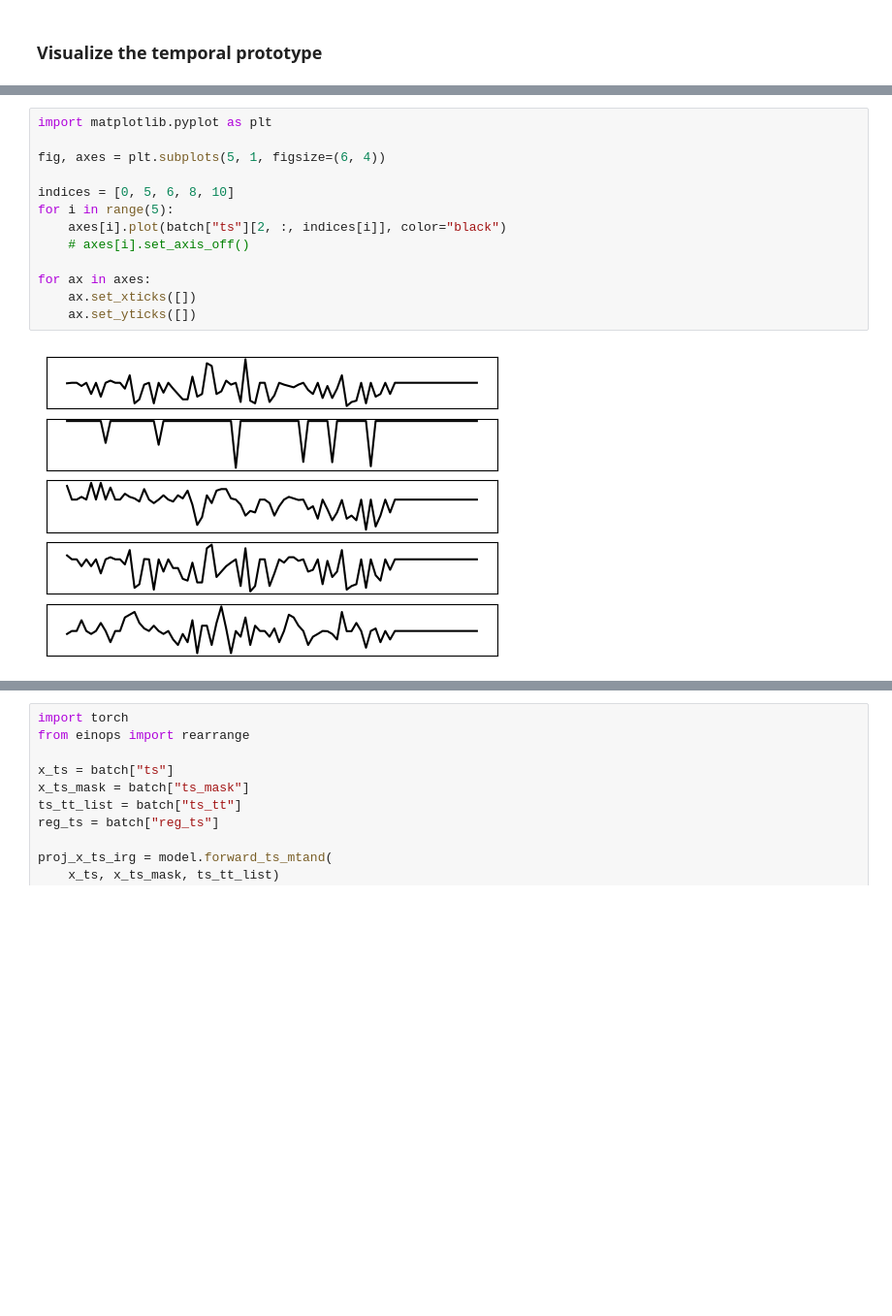
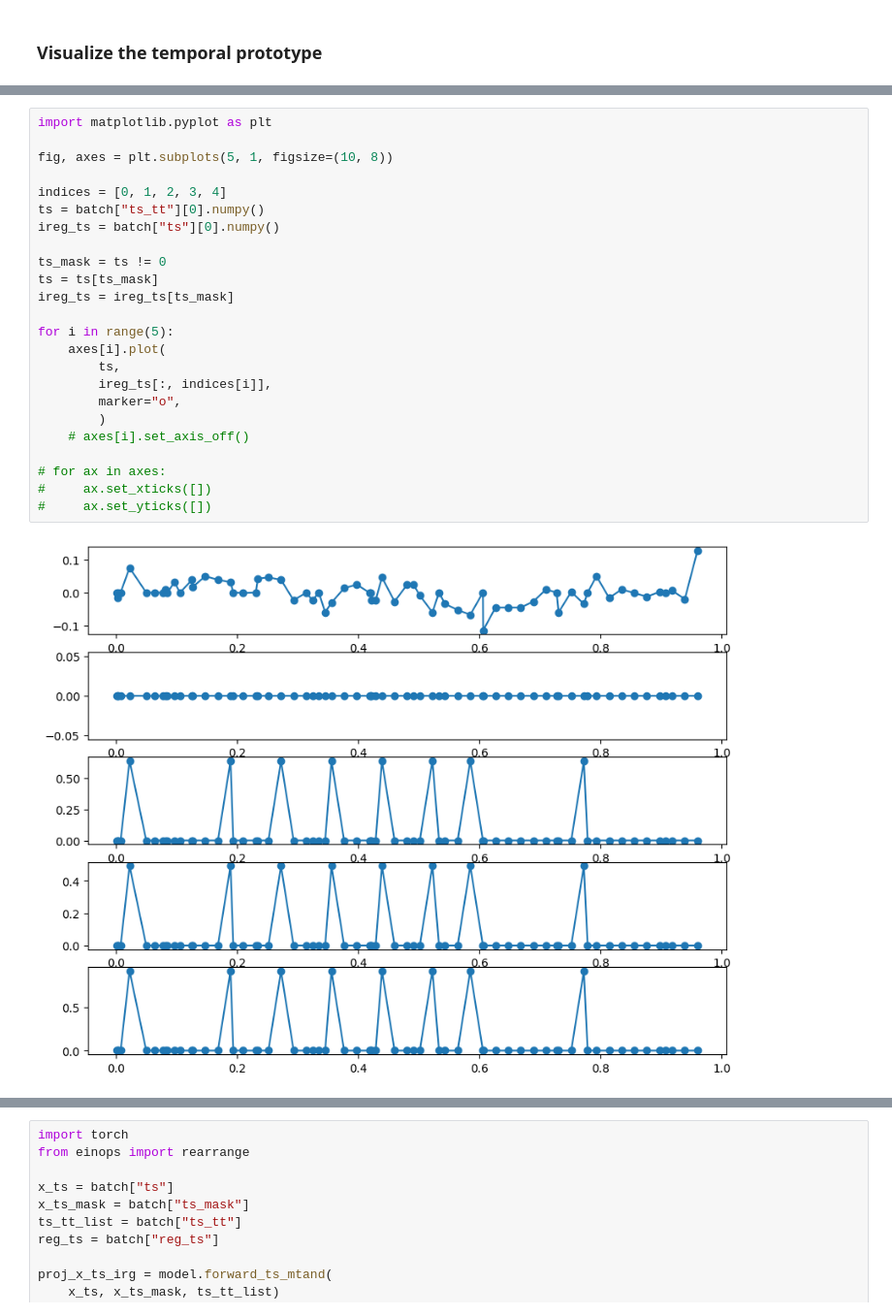
Before and after one commit to HKU-MedAI/CTPD, a Jupyter notebook: notebooks/visualize.ipynb, the cells around one changed output, grey strips where cells are left out. Shown at 97% size. Saved outputs shown, nothing was run; the diff lists cells and outputs as text; blank space fills up the shorter version.

```diff
--- a/notebooks/visualize.ipynb
+++ b/notebooks/visualize.ipynb
@@ -33,15 +34,26 @@ label:  torch.Size([4])
 # %%
 import matplotlib.pyplot as plt
 
-fig, axes = plt.subplots(5, 1, figsize=(6, 4))
+fig, axes = plt.subplots(5, 1, figsize=(10, 8))
 
-indices = [0, 5, 6, 8, 10]
+indices = [0, 1, 2, 3, 4]
+ts = batch["ts_tt"][0].numpy()
+ireg_ts = batch["ts"][0].numpy()
+
+ts_mask = ts != 0
+ts = ts[ts_mask]
+ireg_ts = ireg_ts[ts_mask]
+
 for i in range(5):
-    axes[i].plot(batch["ts"][2, :, indices[i]], color="black")
+    axes[i].plot(
+        ts,
+        ireg_ts[:, indices[i]],
+        marker="o",
+        )
     # axes[i].set_axis_off()
 
-for ax in axes:
-    ax.set_xticks([])
-    ax.set_yticks([])
+# for ax in axes:
+#     ax.set_xticks([])
+#     ax.set_yticks([])
 # %% [output]
-[figure, old version]
+[figure, new version]
```
Also changed, not shown: parts of 3 cells of this notebook, 22 other files.
